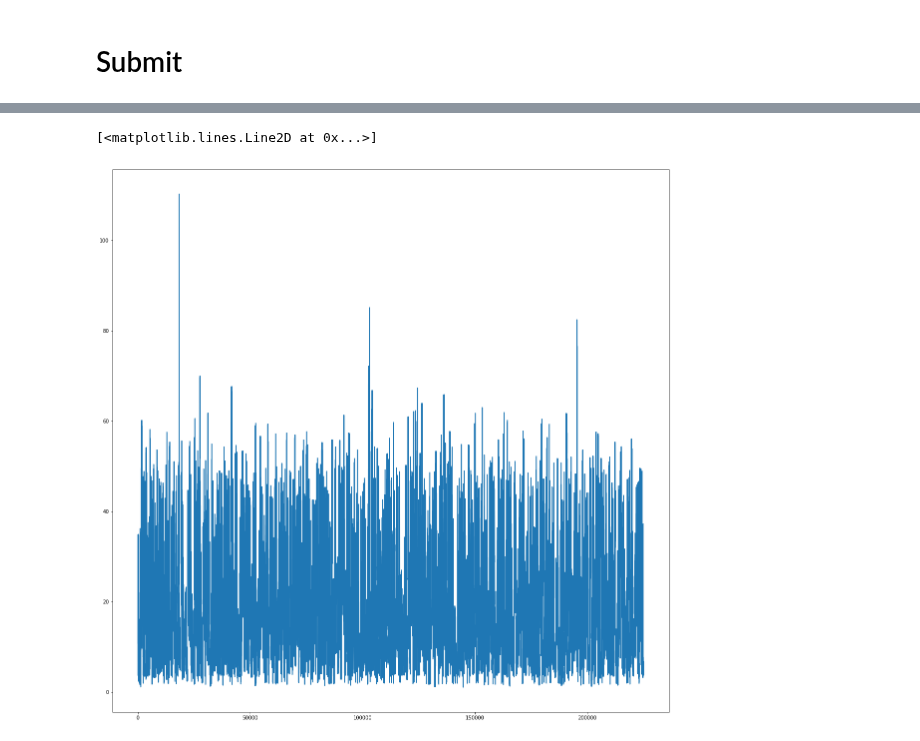
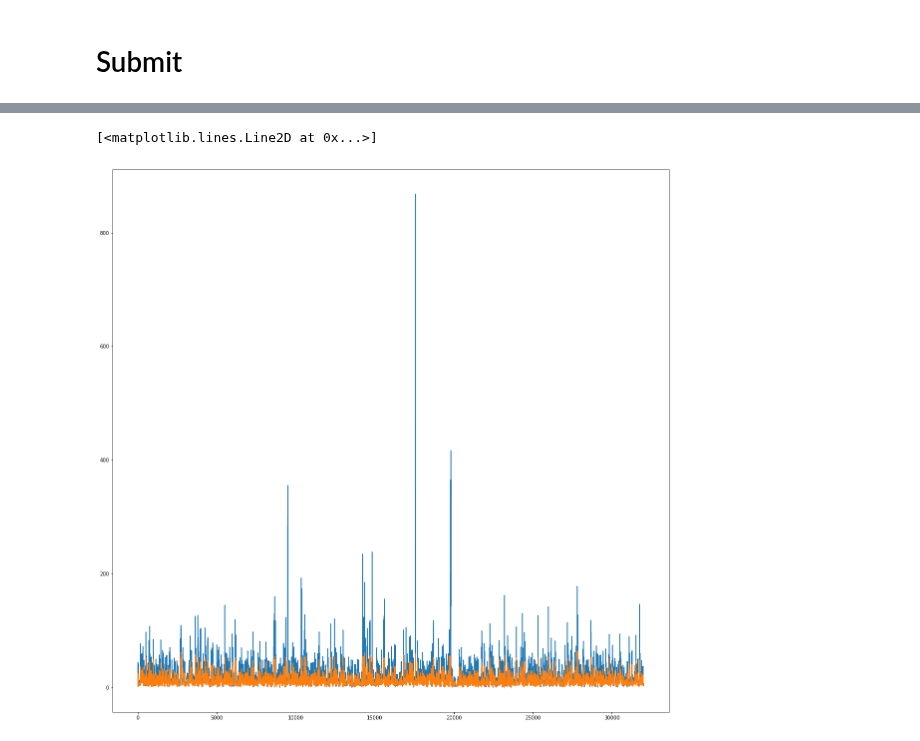
Before and after one commit to xiaochuan-du/ml_utils, a Jupyter notebook: proj/RRVF/try_model.ipynb, the cells around one changed output, grey strips where cells are left out. Cells and saved outputs as stored; diff of their text form; code cells hidden in the pictures.

```diff
--- a/proj/RRVF/try_model.ipynb
+++ b/proj/RRVF/try_model.ipynb
@@ -129,0 +89,17 @@ ValueError: too many values to unpack (expected 5)
+# %%
+trn_data = utils.get_data(train_set)
+X_train = trn_data['X']
+y_train = trn_data['Y']
+y_train_orig = trn_data['Y_org']
+max_log_y = trn_data['max_log_y']
+g_y_trn = trn_data['gadge']
+contin_map_fit = trn_data['contin_map_fit']
+cat_map_fit = trn_data['cat_map_fit']
+all_vars = trn_data['all_vars']
+
+
+val_data = utils.get_data(valid_set, contin_map_fit=contin_map_fit, cat_map_fit=cat_map_fit)
+X_valid = val_data['X']
+y_valid = val_data['Y']
+y_valid_orig = val_data['Y_org']
+g_y_valid = val_data['gadge']
@@ -130,7 +126,7 @@ ValueError: too many values to unpack (expected 5)
 # %%
 import lightgbm as lgb
 
-lgb_train = lgb.Dataset(X, y_train.ravel(), feature_name=all_vars, categorical_feature=cat_vars, free_raw_data=False)
+lgb_train = lgb.Dataset(X_train, y_train.ravel(), feature_name=all_vars, free_raw_data=False)
 lgb_eval = lgb.Dataset(X_valid, y_valid.ravel(), reference=lgb_train, free_raw_data=False)
 # %%
 # specify your configurations as a dict
@@ -232,4 +228,7 @@ test = pd.read_csv('{}/sample_submission.csv'.format(data_dir))
 trn_like_test = utils.tes2trn(test)
 trn_like_test = trn_like_test.assign(visitors = np.round(np.random.rand(len(trn_like_test)) * 100))
 
-X_test, y_test, y_test_orig, _ = get_data(trn_like_test)
+test_data = utils.get_data(trn_like_test, contin_map_fit=contin_map_fit, cat_map_fit=cat_map_fit)
+X_tst= test_data['X']
+y_tst = test_data['Y']
+g_y_tst = test_data['gadge']
@@ -247,13 +235,13 @@ See the caveats in the documentation: http://pandas.pydata.org/pandas-docs/stabl
 # %%
 
-pred_reg = utils.log_max_inv(reg.predict(X), max_log_y)
-pred_gbm = utils.log_max_inv(gbm.predict(X), max_log_y)
+# pred_reg = utils.log_max_inv(reg.predict(X), max_log_y)
+pred_gbm = utils.log_max_inv(gbm.predict(X_tst), max_log_y)
 # %%
-# plt.plot(pred_reg)
+plt.plot(g_y_tst)
 plt.plot(pred_gbm)
 # %% [output]
 [<matplotlib.lines.Line2D at 0x...>]
-[figure, old version]
+[figure, new version]
 # %%
 test.visitors = pred_gbm
 test.to_csv('result/gbm.csv', index=False)
```
Also changed, not shown: parts of 12 cells of this notebook, 1 other file.
